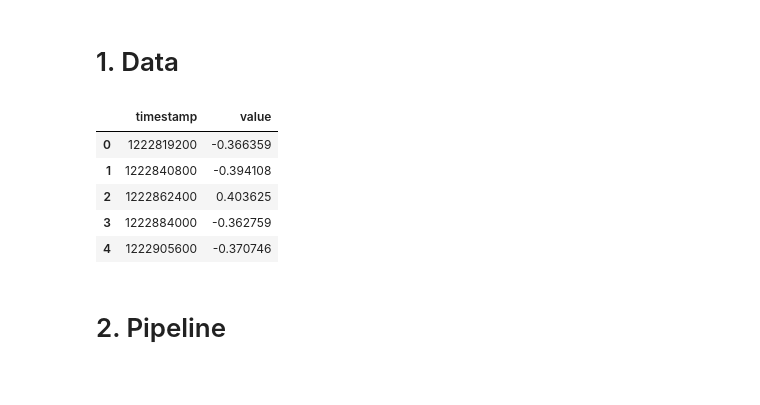
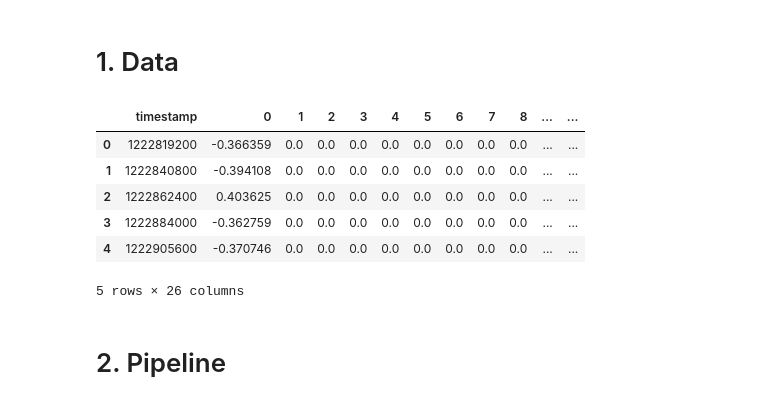
Before and after one commit to abaranov25/Orion, a Jupyter notebook: tutorials/pipelines/chronos2.ipynb, the cells around one changed output. Cells and saved outputs as stored; diff of their text form; code cells hidden in the pictures.

Commit message:
Cleaned tutorial notebook with multivariate dataset

```diff
--- a/tutorials/pipelines/chronos2.ipynb
+++ b/tutorials/pipelines/chronos2.ipynb
@@ -3,20 +3,20 @@ from orion.data import load_signal, load_anomalies
 # %% [markdown]
 # 1. Data
 # %%
-signal_name = 'S-1'
+signal_name = 'multivariate/S-1'
 
 data = load_signal(signal_name)
-
-anomalies = load_anomalies(signal_name)
+data = data[:10000]
 
 data.head()
 # %% [output]
-|  | timestamp | value |
-| 0 | 1222819200 | -0.366359 |
-| 1 | 1222840800 | -0.394108 |
-| 2 | 1222862400 | 0.403625 |
-| 3 | 1222884000 | -0.362759 |
-| 4 | 1222905600 | -0.370746 |
+|  | timestamp | 0 | 1 | 2 | 3 | 4 | 5 | 6 | 7 | 8 | ... | ... |
+| 0 | 1222819200 | -0.366359 | 0.0 | 0.0 | 0.0 | 0.0 | 0.0 | 0.0 | 0.0 | 0.0 | ... | ... |
+| 1 | 1222840800 | -0.394108 | 0.0 | 0.0 | 0.0 | 0.0 | 0.0 | 0.0 | 0.0 | 0.0 | ... | ... |
+| 2 | 1222862400 | 0.403625 | 0.0 | 0.0 | 0.0 | 0.0 | 0.0 | 0.0 | 0.0 | 0.0 | ... | ... |
+| 3 | 1222884000 | -0.362759 | 0.0 | 0.0 | 0.0 | 0.0 | 0.0 | 0.0 | 0.0 | 0.0 | ... | ... |
+| 4 | 1222905600 | -0.370746 | 0.0 | 0.0 | 0.0 | 0.0 | 0.0 | 0.0 | 0.0 | 0.0 | ... | ... |
+5 rows × 26 columns
 # %% [markdown]
 # 2. Pipeline
 # %%
```
Also changed, not shown: parts of 11 cells of this notebook.
